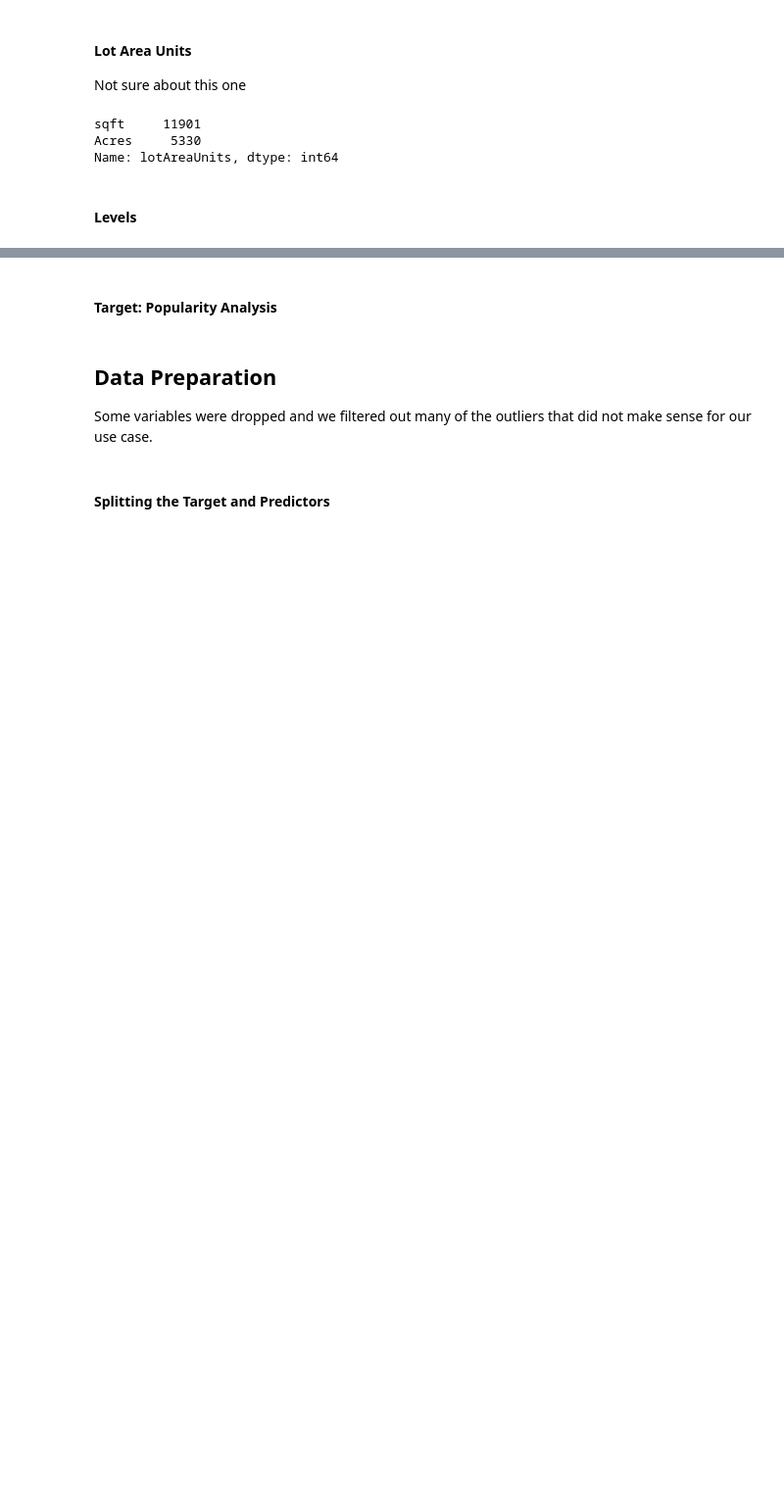
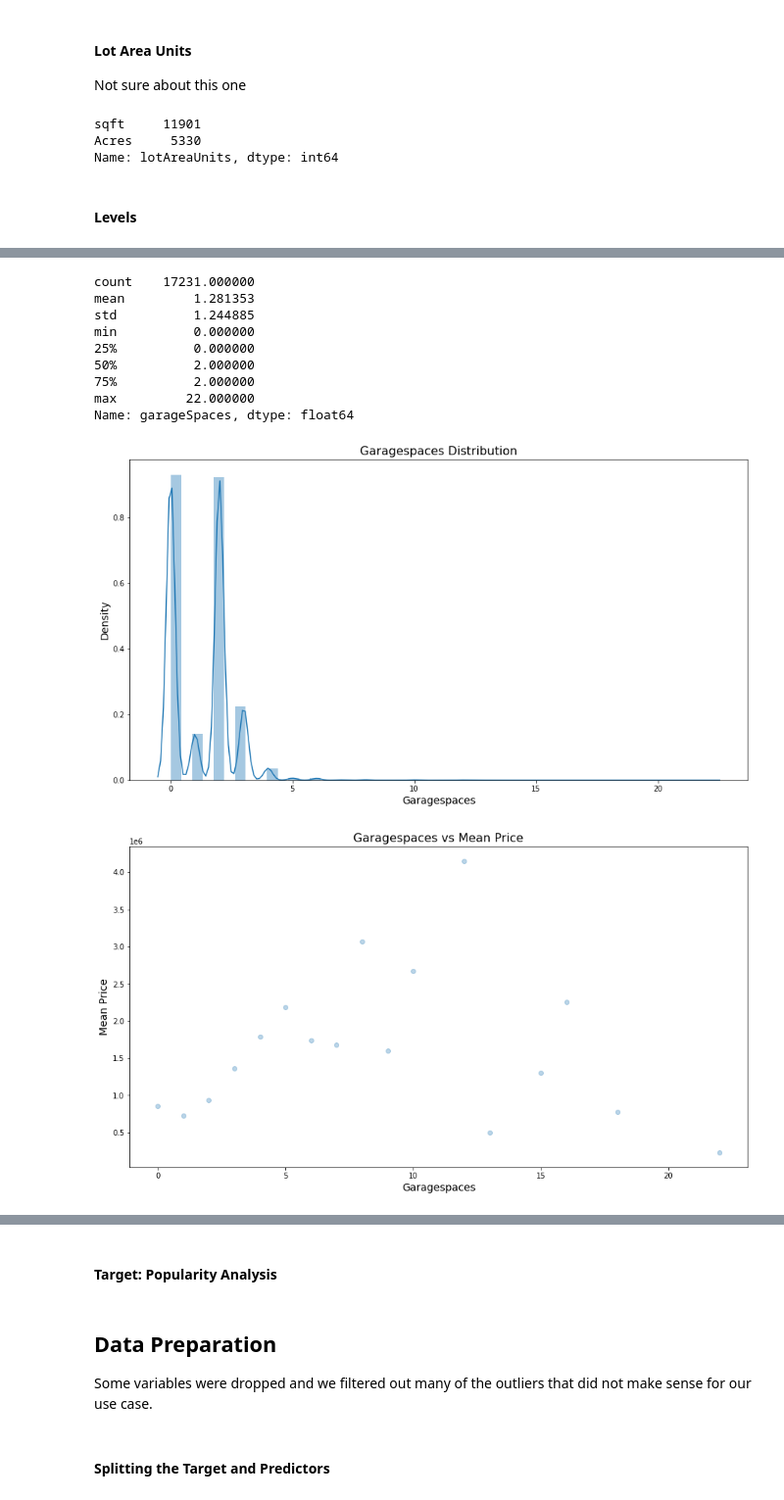
Before and after one commit to erin-vu/real_estate, a Jupyter notebook: Real Estate Analysis.ipynb, the cells around one changed output, grey strips where cells are left out. Shown: that part at 98% size. Cells and saved outputs as stored; diff of their text form; code cells hidden in the pictures; blank space fills up the shorter version.

Commit message:
cleaned garage columns

```diff
--- a/Real Estate Analysis.ipynb
+++ b/Real Estate Analysis.ipynb
@@ -851,0 +938,3 @@ sns.catplot(data=df_single, kind='bar', x='levels', y='price')
+# %%
+feature_analysis('garageSpaces')
+# %% [output]
@@ -851,0 +960,11 @@ sns.catplot(data=df_single, kind='bar', x='levels', y='price')
+count    17231.000000
+mean         1.281353
+std          1.244885
+min          0.000000
+25%          0.000000
+50%          2.000000
+75%          2.000000
+max         22.000000
+Name: garageSpaces, dtype: float64
+[figure, added]
+[figure, added]
```
Also changed, not shown: parts of 22 cells of this notebook.
